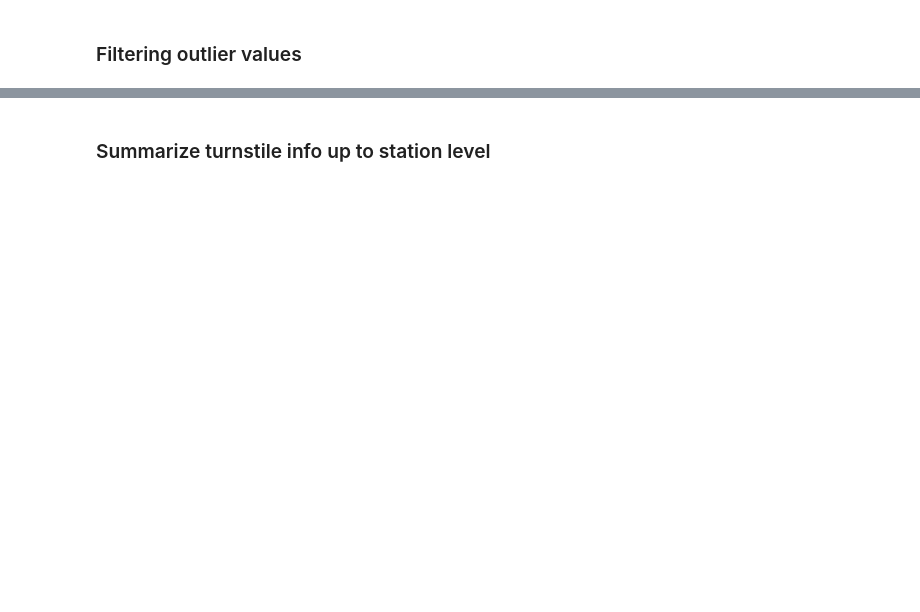
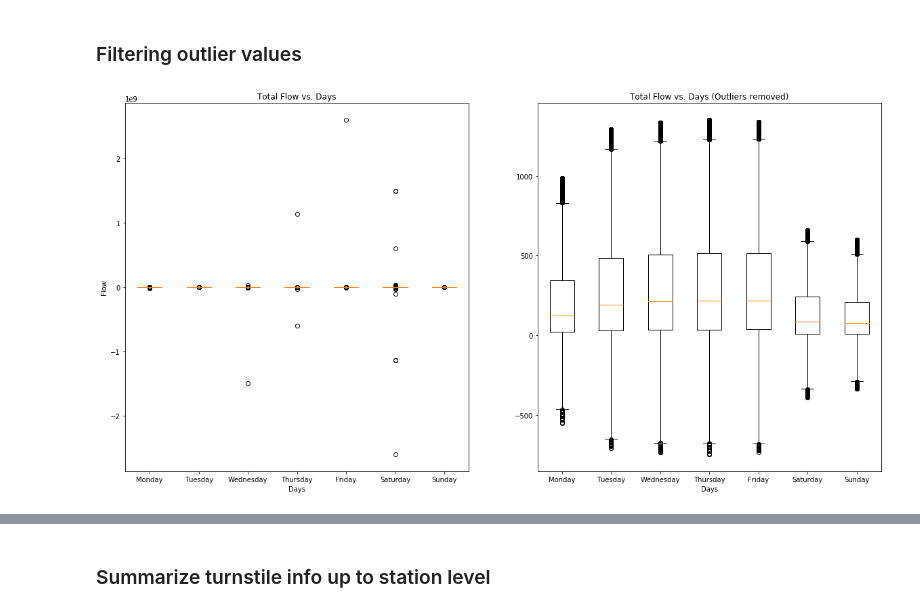
Before and after one commit to bremoore/eda_project, a Jupyter notebook: Week 1 Project - MTA Turnstile Analysis.ipynb, the cells around one changed output, grey strips where cells are left out. Saved outputs shown, nothing was run; the diff lists cells and outputs as text; code cells hidden in the pictures; blank space fills up the shorter version.

Commit message:
code and visuals added

```diff
--- a/Week 1 Project - MTA Turnstile Analysis.ipynb
+++ b/Week 1 Project - MTA Turnstile Analysis.ipynb
@@ -66,9 +91,55 @@ df.head(15)
 
 
 ### Filtering outlier values
+# %%
+#remove outliers based on iqr
+def get_outliers(df, weekday_bool):
+    """ Removes outliers from a dataframe by column
+    removing rows for which the column value are
+    less than Q1-1.5IQR or greater than Q3+1.5IQR.
+    Args:
+        df : dataframe
+        weekday_bool: boolean series of specific weekday
+    Returns:
+        Series for specific weekday
+    """
+    Q1 = df['FLOW_SUM'][weekday_bool].quantile(0.25)
+    Q3 = df['FLOW_SUM'][weekday_bool].quantile(0.75)
+    IQR = Q3 - Q1
+    df2 = df['FLOW_SUM'][weekday_bool]
+    return(df2[(df2 > (Q1 - 1.5 * IQR)) & (df2 < (Q3 + 1.5 * IQR))])
 # %%
 # dropping NA values
 df = df.dropna()
+# %%
+#Plot time series days vs. entries with and without outliers
+#Outliers removed on a by day scale
+
+#masks for days of the week
+mon = df['DAY'] == 'Monday'
+tue = df['DAY'] == 'Tuesday'
+wed = df['DAY'] == 'Wednesday'
+thur = df['DAY'] == 'Thursday'
+fri = df['DAY'] == 'Friday'
+sat = df['DAY'] == 'Saturday'
+sun = df['DAY'] == 'Sunday'
+
+
+fig, axs = plt.subplots(1,2,figsize=(20, 10))
+axs[0].set_title('Total Flow vs. Days')
+axs[0].set_ylabel('Flow')
+axs[0].set_xlabel('Days')
+
+
+axs[1].set_title('Total Flow vs. Days (Outliers removed)')
+axs[1].set_xlabel('Days')
+axs[0].boxplot([df['FLOW_SUM'][mon],df['FLOW_SUM'][tue],df['FLOW_SUM'][wed], df['FLOW_SUM'][thur],
+             df['FLOW_SUM'][fri],df['FLOW_SUM'][sat],df['FLOW_SUM'][sun]], labels=days);
+axs[1].boxplot([get_outliers(df,mon),get_outliers(df,tue),get_outliers(df,wed), get_outliers(df,thur),
+                get_outliers(df,fri),get_outliers(df,sat),get_outliers(df,sun)], labels=days);
+plt.subplots_adjust(wspace = .2)
+# %% [output]
+[figure, added]
 # %%
 #filter individual turnstile values using non-negatives and some arbitrarily large number.
 min_flow = 0 #can't have negative flow
```
Also changed, not shown: parts of 17 cells of this notebook, 1 other file.
